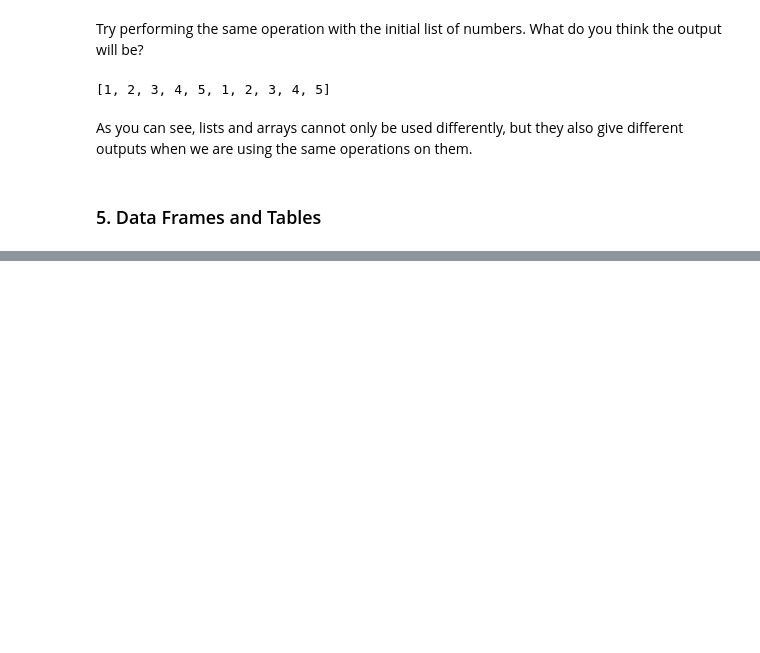
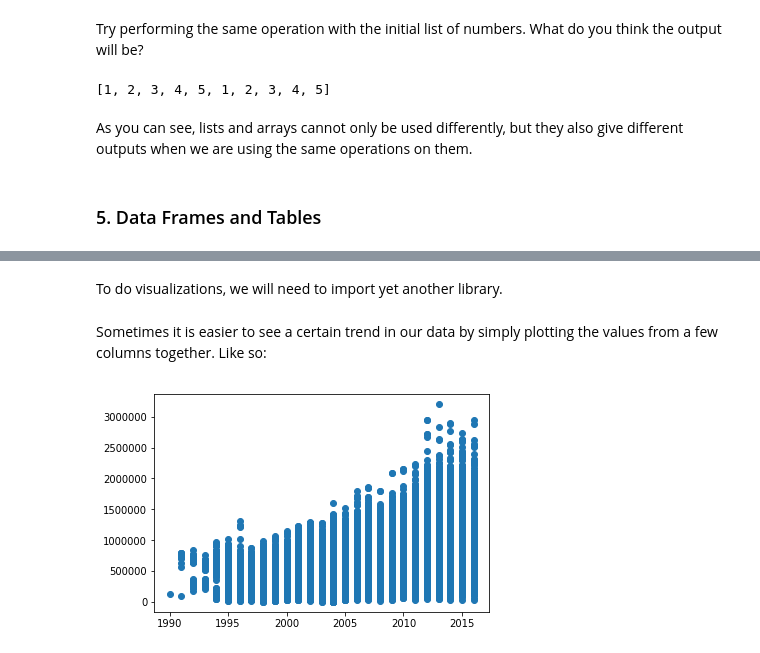
Before and after one commit to ds-modules/CP-101, a Jupyter notebook: lab_7/Intro to Python.ipynb, the cells around one changed output, grey strips where cells are left out. Drawn from its saved outputs; the diff is of its cells as text; code cells hidden in the pictures; blank space fills up the shorter version.

```diff
--- a/lab_7/Intro to Python.ipynb
+++ b/lab_7/Intro to Python.ipynb
@@ -334,0 +371,2 @@ broadway.head(7)
+# %% [markdown]
+To do visualizations, we will need to import yet another library.
@@ -334,0 +375,7 @@ broadway.head(7)
+# %% [markdown]
+Sometimes it is easier to see a certain trend in our data by simply plotting the values from a few columns together. Like so:
+# %%
+plt.scatter(broadway['Year'], broadway['Gross'])
+plt.show()
+# %% [output]
+[figure, added]
```
Also changed, not shown: parts of 14 cells of this notebook.
